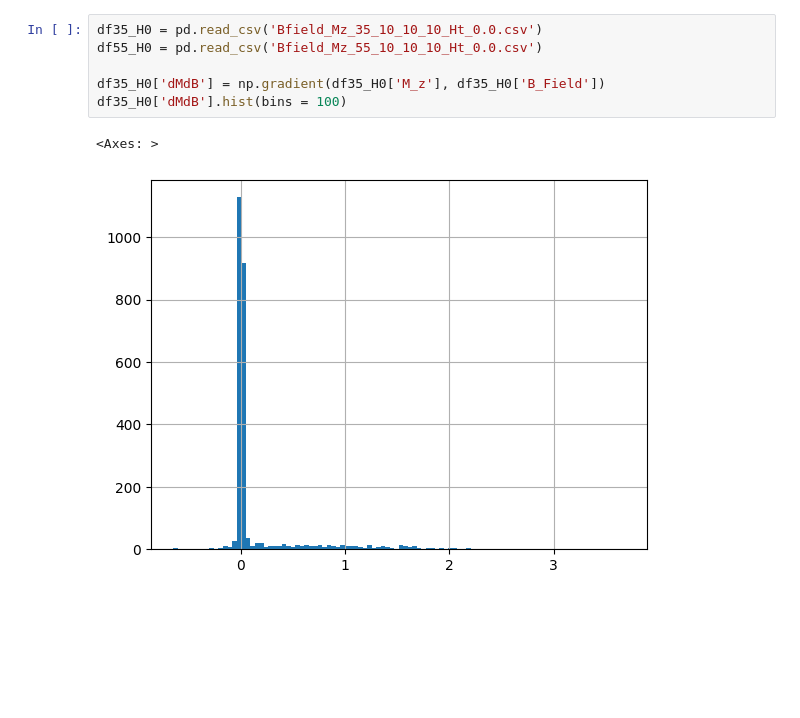
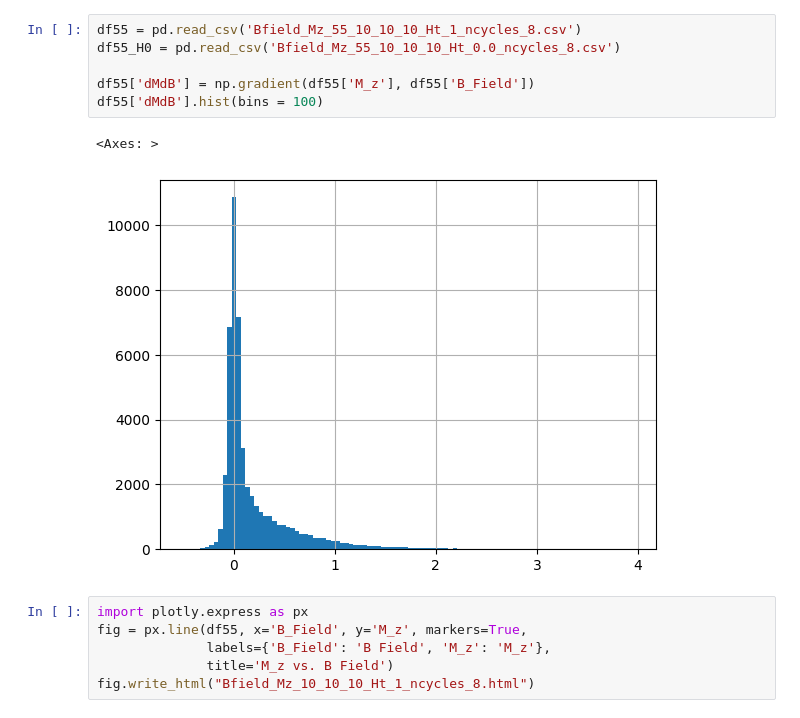
Before and after one commit to dmsilev/spirit, a Jupyter notebook: Barkhausen_noise_10.ipynb, the cells around one changed output. Drawn from its saved outputs; the diff is of its cells as text; blank space fills up the shorter version.

```diff
--- a/Barkhausen_noise_10.ipynb
+++ b/Barkhausen_noise_10.ipynb
@@ -14,9 +12,15 @@ df35['dMdB'].hist(bins = 100)
 # %%
-df35_H0 = pd.read_csv('Bfield_Mz_35_10_10_10_Ht_0.0.csv')
-df55_H0 = pd.read_csv('Bfield_Mz_55_10_10_10_Ht_0.0.csv')
+df55 = pd.read_csv('Bfield_Mz_55_10_10_10_Ht_1_ncycles_8.csv')
+df55_H0 = pd.read_csv('Bfield_Mz_55_10_10_10_Ht_0.0_ncycles_8.csv')
 
-df35_H0['dMdB'] = np.gradient(df35_H0['M_z'], df35_H0['B_Field'])
-df35_H0['dMdB'].hist(bins = 100)
+df55['dMdB'] = np.gradient(df55['M_z'], df55['B_Field'])
+df55['dMdB'].hist(bins = 100)
 # %% [output]
 <Axes: >
-[figure, old version]
+[figure, new version]
+# %%
+import plotly.express as px
+fig = px.line(df55, x='B_Field', y='M_z', markers=True,
+              labels={'B_Field': 'B Field', 'M_z': 'M_z'},
+              title='M_z vs. B Field')
+fig.write_html("Bfield_Mz_10_10_10_Ht_1_ncycles_8.html")
```
Also changed, not shown: parts of 6 cells of this notebook, 13 other files.
